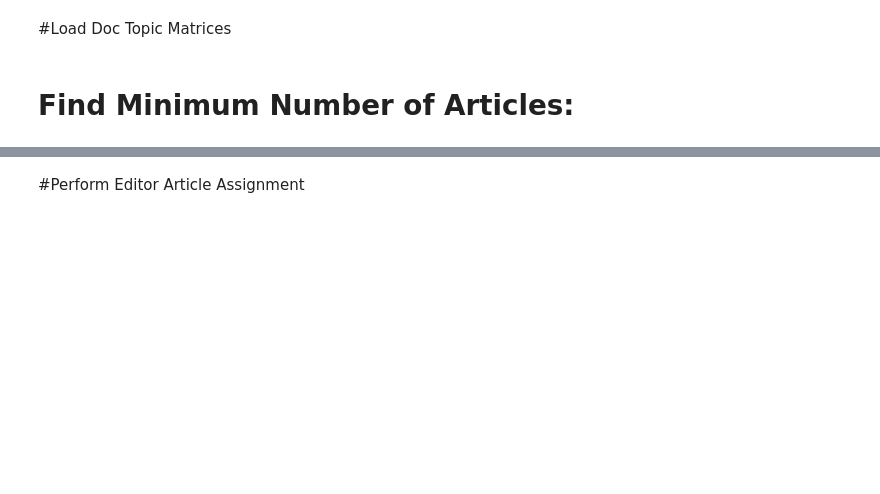
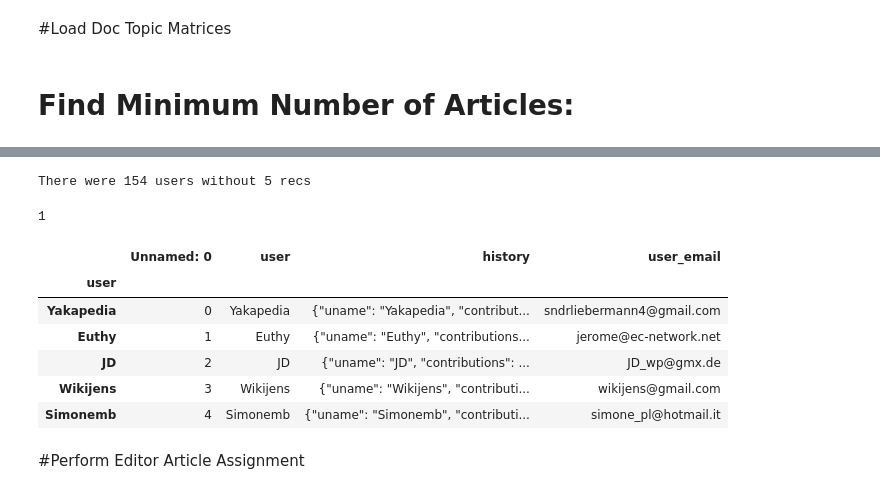
Before and after one commit to cervisiarius/wikimedia, a Jupyter notebook: missing_articles/src/main/spark/ipython/matching.ipynb, the cells around one changed output, grey strips where cells are left out. Saved outputs shown, nothing was run; the diff lists cells and outputs as text; code cells hidden in the pictures; blank space fills up the shorter version.

```diff
--- a/missing_articles/src/main/spark/ipython/matching.ipynb
+++ b/missing_articles/src/main/spark/ipython/matching.ipynb
@@ -269,0 +248,18 @@ a_personal[90000:90010]
+# %%
+personal_objs = get_json(e_personal, d, id2sname, contributions, campaign, s, t, k)
+# %% [output]
+There were 154 users without 5 recs
+# %%
+(e_personal['user'] == 'Racinaire').sum()
+# %% [output]
+1
+# %%
+e_personal.head()
+# %% [output]
+|  | Unnamed: 0 | user | history | user_email |
+| user |  |  |  |  |
+| Yakapedia | 0 | Yakapedia | {"uname": "Yakapedia", "contribut... | sndrliebermann4@gmail.com |
+| Euthy | 1 | Euthy | {"uname": "Euthy", "contributions... | jerome@ec-network.net |
+| JD | 2 | JD | {"uname": "JD", "contributions": ... | JD_wp@gmx.de |
+| Wikijens | 3 | Wikijens | {"uname": "Wikijens", "contributi... | wikijens@gmail.com |
+| Simonemb | 4 | Simonemb | {"uname": "Simonemb", "contributi... | simone_pl@hotmail.it |
```
Also changed, not shown: parts of 20 cells of this notebook, 7 other files.
